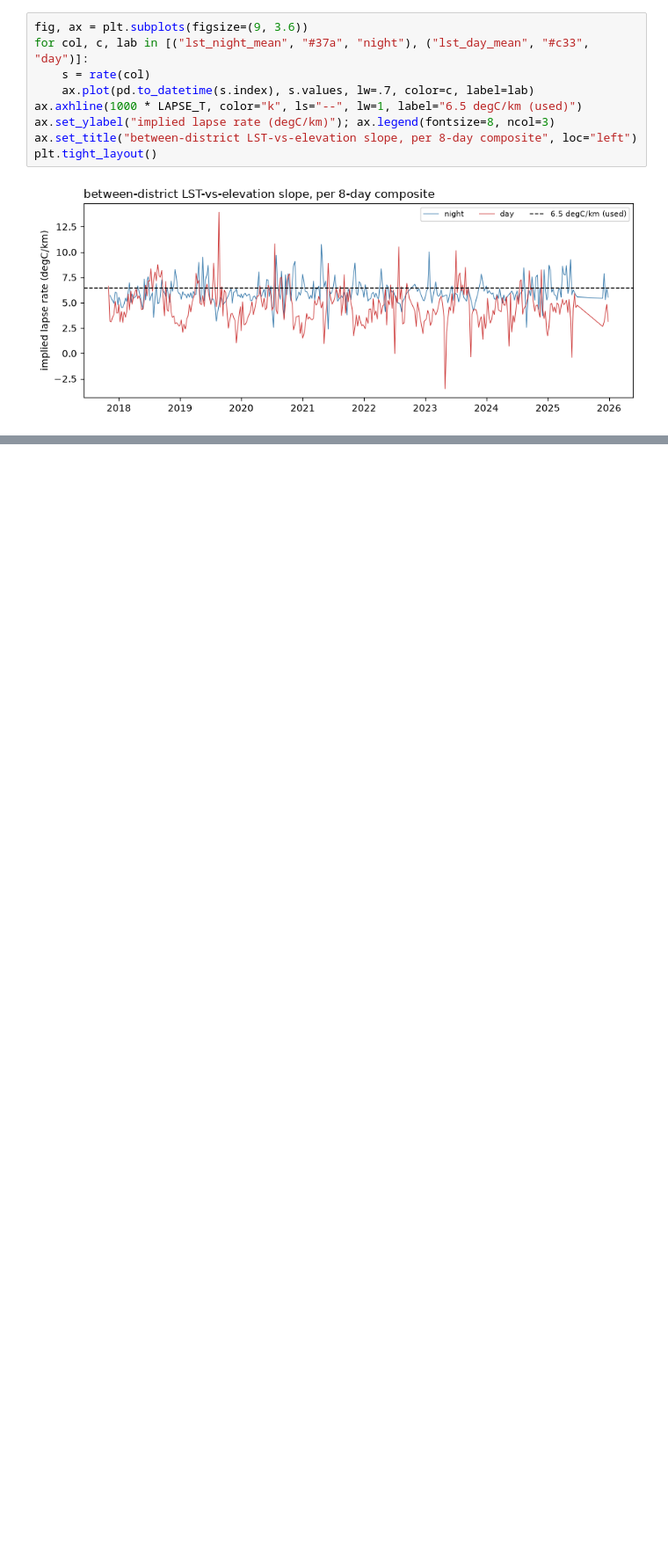
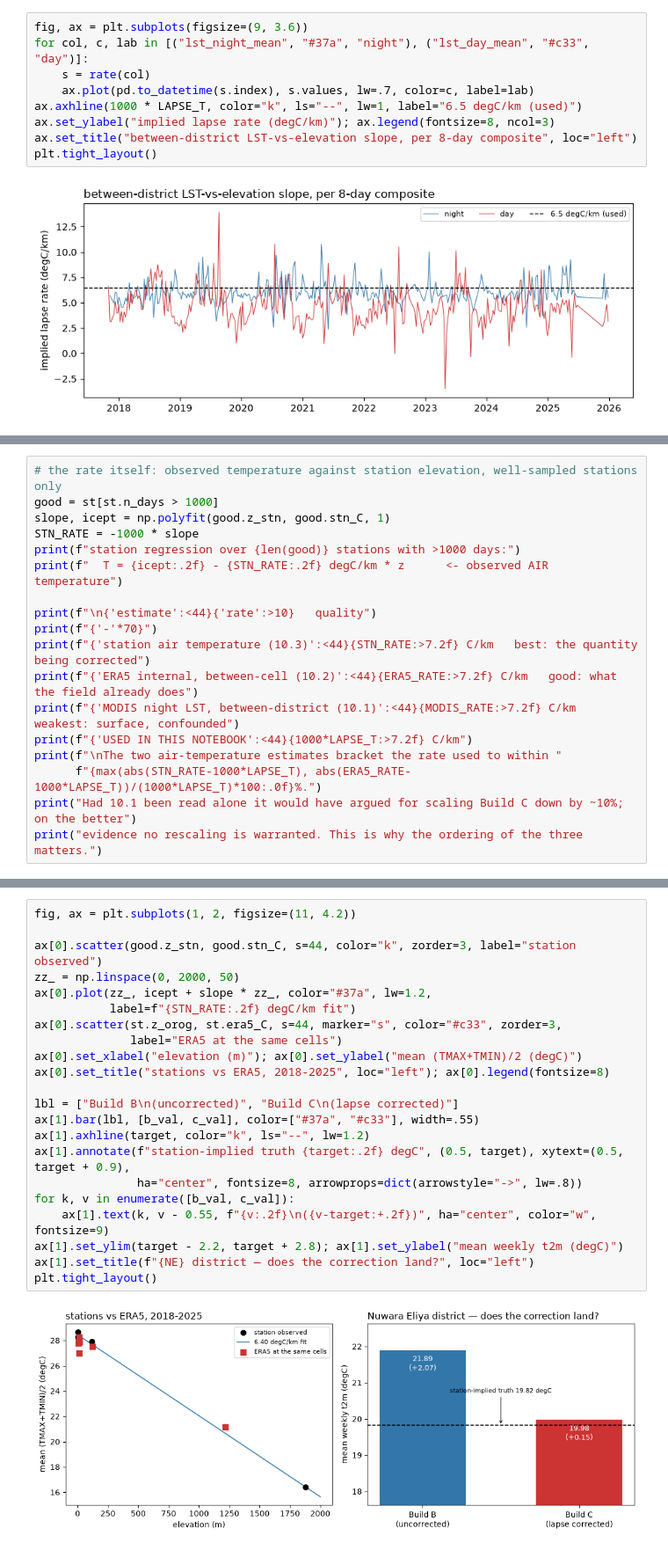
Before and after one commit to Singati2/srilanka-dengue-ews-calibration, a Jupyter notebook: notebooks_wp45/wp5_04_build_c_lapse_corrected_temperature.ipynb, the cells around one changed output, grey strips where cells are left out. Shown at 88% size. Drawn from its saved outputs; the diff is of its cells as text; blank space fills up the shorter version.

```diff
--- a/notebooks_wp45/wp5_04_build_c_lapse_corrected_temperature.ipynb
+++ b/notebooks_wp45/wp5_04_build_c_lapse_corrected_temperature.ipynb
@@ -705,0 +865,18 @@ plt.tight_layout()
+# %%
+# the rate itself: observed temperature against station elevation, well-sampled stations only
+good = st[st.n_days > 1000]
+slope, icept = np.polyfit(good.z_stn, good.stn_C, 1)
+STN_RATE = -1000 * slope
+print(f"station regression over {len(good)} stations with >1000 days:")
+print(f"  T = {icept:.2f} - {STN_RATE:.2f} degC/km * z      <- observed AIR temperature")
+
+print(f"\n{'estimate':<44}{'rate':>10}   quality")
+print(f"{'-'*70}")
+print(f"{'station air temperature (10.3)':<44}{STN_RATE:>7.2f} C/km   best: the quantity being corrected")
+print(f"{'ERA5 internal, between-cell (10.2)':<44}{ERA5_RATE:>7.2f} C/km   good: what the field already does")
+print(f"{'MODIS night LST, between-district (10.1)':<44}{MODIS_RATE:>7.2f} C/km   weakest: surface, confounded")
+print(f"{'USED IN THIS NOTEBOOK':<44}{1000*LAPSE_T:>7.2f} C/km")
+print(f"\nThe two air-temperature estimates bracket the rate used to within "
+      f"{max(abs(STN_RATE-1000*LAPSE_T), abs(ERA5_RATE-1000*LAPSE_T))/(1000*LAPSE_T)*100:.0f}%.")
+print("Had 10.1 been read alone it would have argued for scaling Build C down by ~10%; on the better")
+print("evidence no rescaling is warranted. This is why the ordering of the three matters.")
@@ -705,0 +947,24 @@ plt.tight_layout()
+# %%
+fig, ax = plt.subplots(1, 2, figsize=(11, 4.2))
+
+ax[0].scatter(good.z_stn, good.stn_C, s=44, color="k", zorder=3, label="station observed")
+zz_ = np.linspace(0, 2000, 50)
+ax[0].plot(zz_, icept + slope * zz_, color="#37a", lw=1.2,
+           label=f"{STN_RATE:.2f} degC/km fit")
+ax[0].scatter(st.z_orog, st.era5_C, s=44, marker="s", color="#c33", zorder=3,
+              label="ERA5 at the same cells")
+ax[0].set_xlabel("elevation (m)"); ax[0].set_ylabel("mean (TMAX+TMIN)/2 (degC)")
+ax[0].set_title("stations vs ERA5, 2018-2025", loc="left"); ax[0].legend(fontsize=8)
+
+lbl = ["Build B\n(uncorrected)", "Build C\n(lapse corrected)"]
+ax[1].bar(lbl, [b_val, c_val], color=["#37a", "#c33"], width=.55)
+ax[1].axhline(target, color="k", ls="--", lw=1.2)
+ax[1].annotate(f"station-implied truth {target:.2f} degC", (0.5, target), xytext=(0.5, target + 0.9),
+               ha="center", fontsize=8, arrowprops=dict(arrowstyle="->", lw=.8))
+for k, v in enumerate([b_val, c_val]):
+    ax[1].text(k, v - 0.55, f"{v:.2f}\n({v-target:+.2f})", ha="center", color="w", fontsize=9)
+ax[1].set_ylim(target - 2.2, target + 2.8); ax[1].set_ylabel("mean weekly t2m (degC)")
+ax[1].set_title(f"{NE} district — does the correction land?", loc="left")
+plt.tight_layout()
+# %% [output]
+[figure, added]
```
Also changed, not shown: parts of 21 cells of this notebook.
